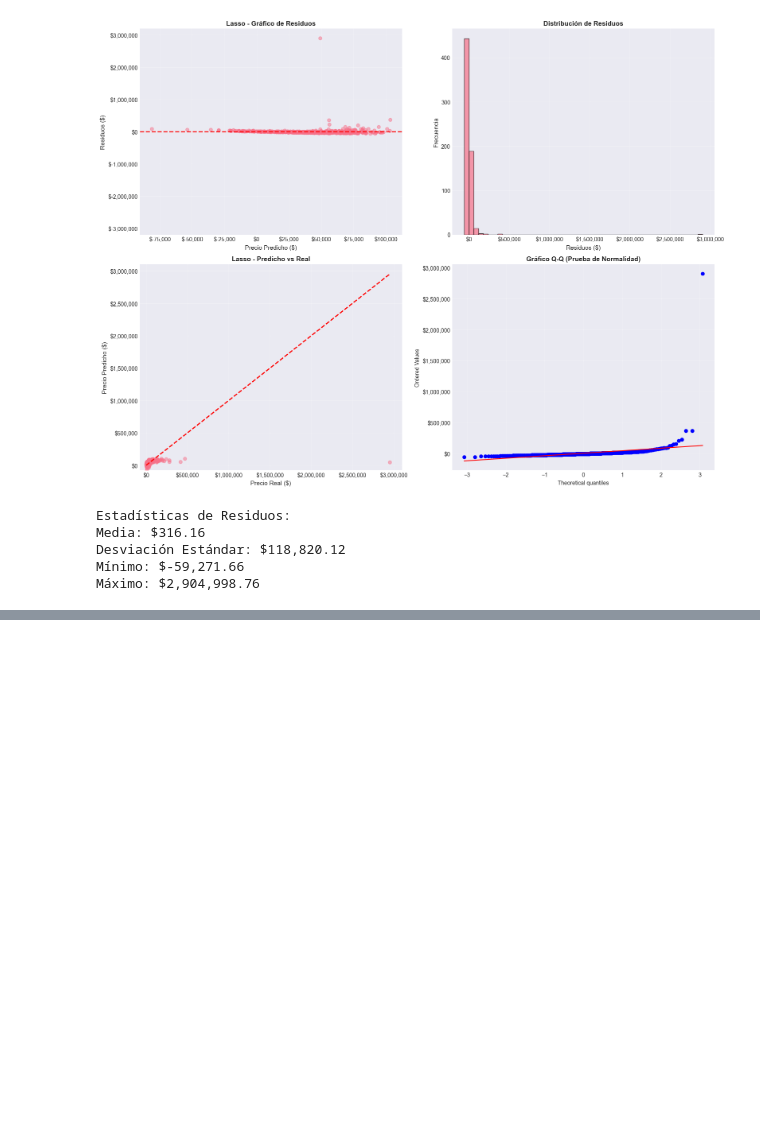
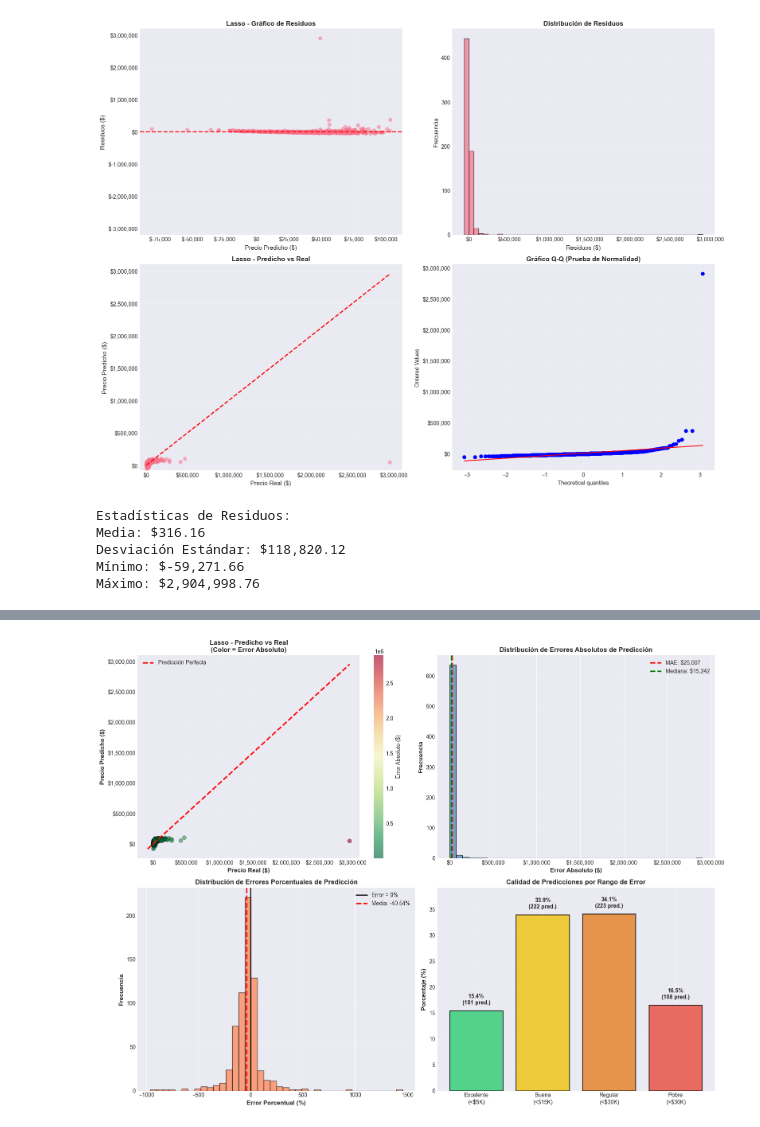
Before and after one commit to JoaquinMorenoFernandez/ProyectoVIIRegression, a Jupyter notebook: PVIIversion1.ipynb, the cells around one changed output, grey strips where cells are left out. Saved outputs shown, nothing was run; the diff lists cells and outputs as text; code cells hidden in the pictures; blank space fills up the shorter version.

Commit message:
modelos de entrenamiento
Ajuste y arreglo de los datos en los modelos de entrenamiento

```diff
--- a/PVIIversion1.ipynb
+++ b/PVIIversion1.ipynb
@@ -830,0 +907,84 @@ Máximo: $2,904,998.76
+# %%
+# Visualización gráfica comparativa de predicciones
+from matplotlib.ticker import FuncFormatter
+
+fig, axes = plt.subplots(2, 2, figsize=(16, 12))
+
+def format_price(x, pos):
+    return f'${int(x):,}'
+
+price_formatter = FuncFormatter(format_price)
+
+# Gráfico 1: Scatter plot - Predicho vs Real (con línea de referencia)
+ax1 = axes[0, 0]
+scatter = ax1.scatter(y_test.values, y_pred_best, alpha=0.6, s=50, c=abs(y_test.values - y_pred_best),
+                      cmap='RdYlGn_r', edgecolors='black', linewidth=0.5)
+min_val = min(y_test.min(), y_pred_best.min())
+max_val = max(y_test.max(), y_pred_best.max())
+ax1.plot([min_val, max_val], [min_val, max_val], 'r--', lw=2.5, label='Predicción Perfecta', zorder=5)
+ax1.set_xlabel('Precio Real ($)', fontsize=11, fontweight='bold')
+ax1.set_ylabel('Precio Predicho ($)', fontsize=11, fontweight='bold')
+ax1.set_title(f'{best_model_name} - Predicho vs Real\n(Color = Error Absoluto)', fontsize=12, fontweight='bold')
+ax1.xaxis.set_major_formatter(price_formatter)
+ax1.yaxis.set_major_formatter(price_formatter)
+ax1.legend(fontsize=10)
+ax1.grid(True, alpha=0.3)
+cbar = plt.colorbar(scatter, ax=ax1)
+cbar.set_label('Error Absoluto ($)', fontsize=10)
+
+# Gráfico 2: Distribución de errores absolutos
+ax2 = axes[0, 1]
+errors = y_test.values - y_pred_best
+ax2.hist(abs(errors), bins=40, edgecolor='black', alpha=0.7, color='steelblue')
+ax2.axvline(x=np.mean(abs(errors)), color='red', linestyle='--', linewidth=2.5, label=f'MAE: ${np.mean(abs(errors)):,.0f}')
+ax2.axvline(x=np.median(abs(errors)), color='green', linestyle='--', linewidth=2.5, label=f'Mediana: ${np.median(abs(errors)):,.0f}')
+ax2.set_xlabel('Error Absoluto ($)', fontsize=11, fontweight='bold')
+ax2.set_ylabel('Frecuencia', fontsize=11, fontweight='bold')
+ax2.set_title('Distribución de Errores Absolutos de Predicción', fontsize=12, fontweight='bold')
+ax2.xaxis.set_major_formatter(price_formatter)
+ax2.legend(fontsize=10)
+ax2.grid(True, alpha=0.3, axis='y')
+
+# Gráfico 3: Errores porcentuales
+ax3 = axes[1, 0]
+error_pct = (errors / y_test.values) * 100
+ax3.hist(error_pct, bins=40, edgecolor='black', alpha=0.7, color='coral')
+ax3.axvline(x=0, color='black', linestyle='-', linewidth=2, label='Error = 0%')
+ax3.axvline(x=np.mean(error_pct), color='red', linestyle='--', linewidth=2.5, label=f'Media: {np.mean(error_pct):.2f}%')
+ax3.set_xlabel('Error Porcentual (%)', fontsize=11, fontweight='bold')
+ax3.set_ylabel('Frecuencia', fontsize=11, fontweight='bold')
+ax3.set_title('Distribución de Errores Porcentuales de Predicción', fontsize=12, fontweight='bold')
+ax3.legend(fontsize=10)
+ax3.grid(True, alpha=0.3, axis='y')
+
+# Gráfico 4: Calidad de predicciones (Gauge-like)
+ax4 = axes[1, 1]
+eval_categories = ['Excelente\n(<$5K)', 'Buena\n(<$15K)', 'Regular\n(<$30K)', 'Pobre\n(>$30K)']
+eval_counts = [
+    (abs(errors) < 5000).sum(),
+    ((abs(errors) >= 5000) & (abs(errors) < 15000)).sum(),
+    ((abs(errors) >= 15000) & (abs(errors) < 30000)).sum(),
+    (abs(errors) >= 30000).sum()
+]
+eval_percentages = [count / len(errors) * 100 for count in eval_counts]
+colors = ['#2ecc71', '#f1c40f', '#e67e22', '#e74c3c']
+
+bars = ax4.bar(eval_categories, eval_percentages, color=colors, edgecolor='black', linewidth=1.5, alpha=0.8)
+ax4.set_ylabel('Porcentaje (%)', fontsize=11, fontweight='bold')
+ax4.set_title('Calidad de Predicciones por Rango de Error', fontsize=12, fontweight='bold')
+ax4.set_ylim([0, max(eval_percentages) * 1.15])
+ax4.grid(True, alpha=0.3, axis='y')
+
+# Agregar etiquetas en las barras
+for bar, percentage, count in zip(bars, eval_percentages, eval_counts):
+    height = bar.get_height()
+    ax4.text(bar.get_x() + bar.get_width()/2., height + 1,
+            f'{percentage:.1f}%\n({count} pred.)',
+            ha='center', va='bottom', fontsize=10, fontweight='bold')
+
+plt.tight_layout()
+plt.show()
+
+print("\n✓ Visualizaciones completadas exitosamente")
+# %% [output]
+[figure, added]
```
Also changed, not shown: parts of 6 cells of this notebook, 1 other file.
